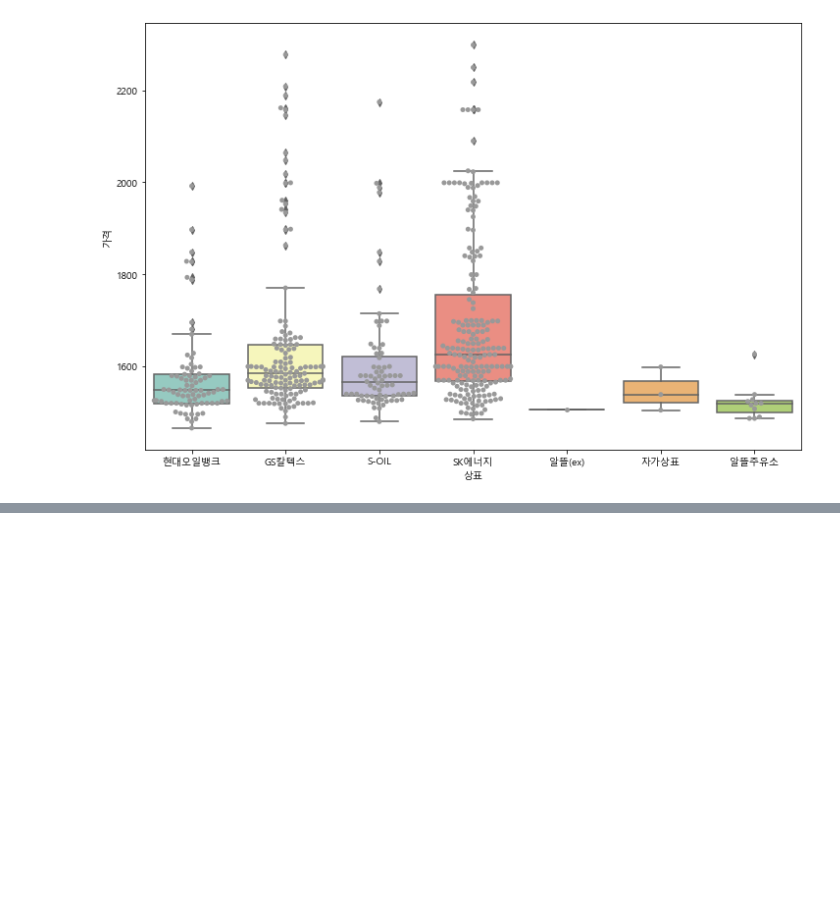
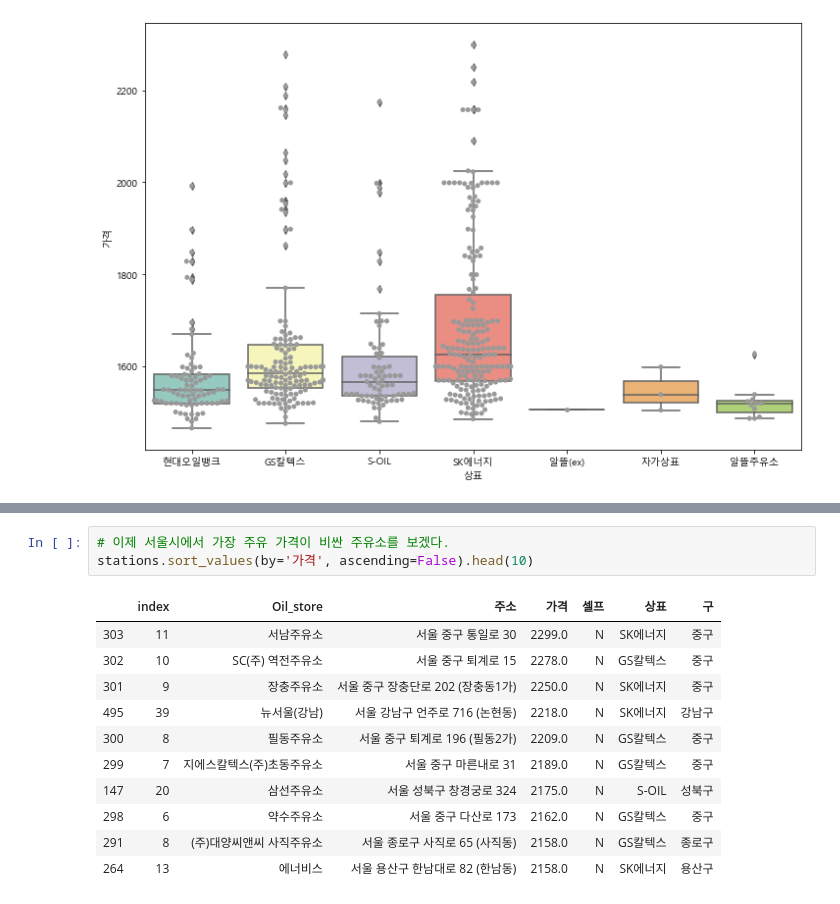
Before and after one commit to dazzul94/python_basic, a Jupyter notebook: 20190922/jupyter_04_oil_station.ipynb, the cells around one changed output, grey strips where cells are left out. Drawn from its saved outputs; the diff is of its cells as text; blank space fills up the shorter version.

```diff
--- a/20190922/jupyter_04_opinet.ipynb
+++ b/20190922/jupyter_04_oil_station.ipynb
@@ -354,0 +384,15 @@ plt.show()
+# %%
+# 이제 서울시에서 가장 주유 가격이 비싼 주유소를 보겠다.
+stations.sort_values(by='가격', ascending=False).head(10)
+# %% [output]
+|  | index | Oil_store | 주소 | 가격 | 셀프 | 상표 | 구 |
+| 303 | 11 | 서남주유소 | 서울 중구 통일로 30 | 2299.0 | N | SK에너지 | 중구 |
+| 302 | 10 | SC(주) 역전주유소 | 서울 중구 퇴계로 15 | 2278.0 | N | GS칼텍스 | 중구 |
+| 301 | 9 | 장충주유소 | 서울 중구 장충단로 202 (장충동1가) | 2250.0 | N | SK에너지 | 중구 |
+| 495 | 39 | 뉴서울(강남) | 서울 강남구 언주로 716 (논현동) | 2218.0 | N | SK에너지 | 강남구 |
+| 300 | 8 | 필동주유소 | 서울 중구 퇴계로 196 (필동2가) | 2209.0 | N | GS칼텍스 | 중구 |
+| 299 | 7 | 지에스칼텍스(주)초동주유소 | 서울 중구 마른내로 31 | 2189.0 | N | GS칼텍스 | 중구 |
+| 147 | 20 | 삼선주유소 | 서울 성북구 창경궁로 324 | 2175.0 | N | S-OIL | 성북구 |
+| 298 | 6 | 약수주유소 | 서울 중구 다산로 173 | 2162.0 | N | GS칼텍스 | 중구 |
+| 291 | 8 | (주)대양씨앤씨 사직주유소 | 서울 종로구 사직로 65 (사직동) | 2158.0 | N | GS칼텍스 | 종로구 |
+| 264 | 13 | 에너비스 | 서울 용산구 한남대로 82 (한남동) | 2158.0 | N | SK에너지 | 용산구 |
```
Also changed, not shown: parts of 14 cells of this notebook, 2 other files.
